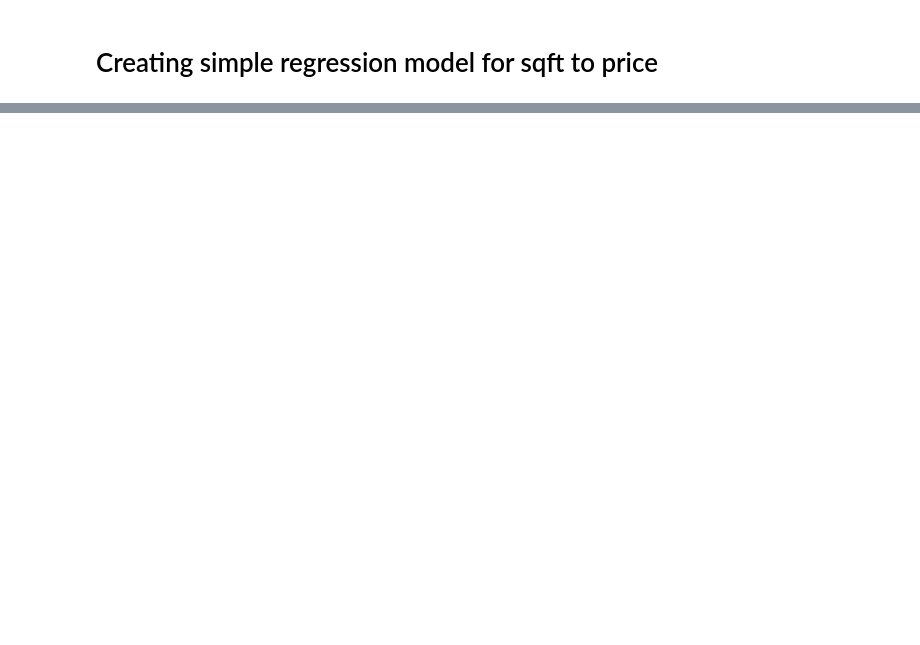
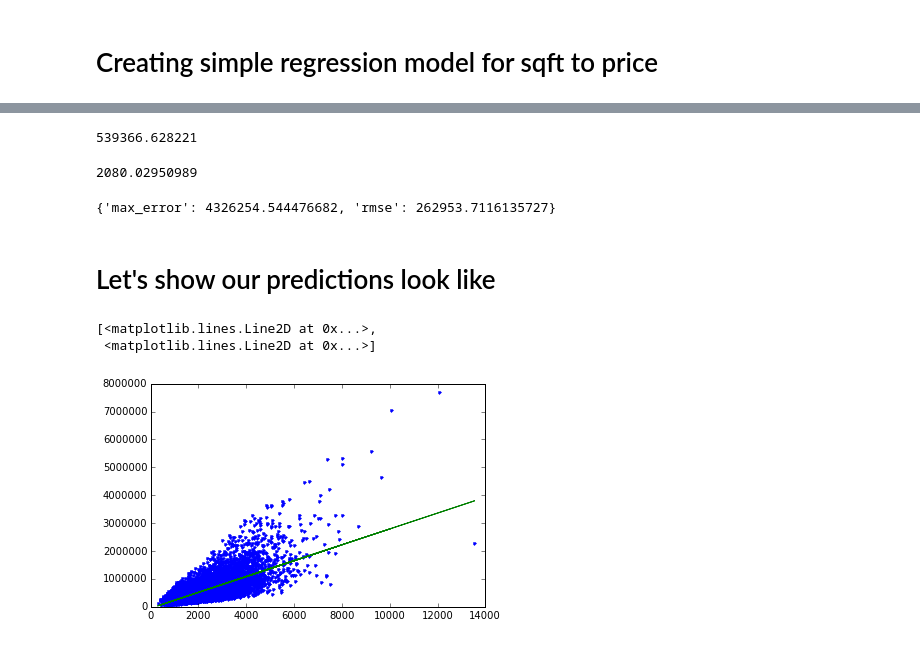
Before and after one commit to IsmaelEzequiel/Machine-Learning---Coursera, a Jupyter notebook: Lesson2/Using GraphLab.ipynb, the cells around one changed output, grey strips where cells are left out. Drawn from its saved outputs; the diff is of its cells as text; code cells hidden in the pictures; blank space fills up the shorter version.

Commit message:
add linear regression / evaluate data / explore features in these data

```diff
--- a/Lesson2/Using GraphLab.ipynb
+++ b/Lesson2/Using GraphLab.ipynb
@@ -38,0 +41,14 @@ PROGRESS: +-----------+----------+--------------+--------------------+----------
+# %%
+print train_data['price'].mean()
+# %% [output]
+539366.628221
+# %%
+print train_data['sqft_living'].mean()
+# %% [output]
+2080.02950989
+# %%
+print sqft_model.evaluate(train_data)
+# %% [output]
+{'max_error': 4326254.544476682, 'rmse': 262953.7116135727}
+# %% [markdown]
+# Let's show our predictions look like
@@ -38,0 +59,7 @@ PROGRESS: +-----------+----------+--------------+--------------------+----------
+# %%
+plt.plot(train_data['sqft_living'], train_data['price'], '.',
+        train_data['sqft_living'], sqft_model.predict(train_data), '-')
+# %% [output]
+[<matplotlib.lines.Line2D at 0x...>,
+ <matplotlib.lines.Line2D at 0x...>]
+[figure, added]
```
Also changed, not shown: parts of 9 cells of this notebook, 1 other file.
